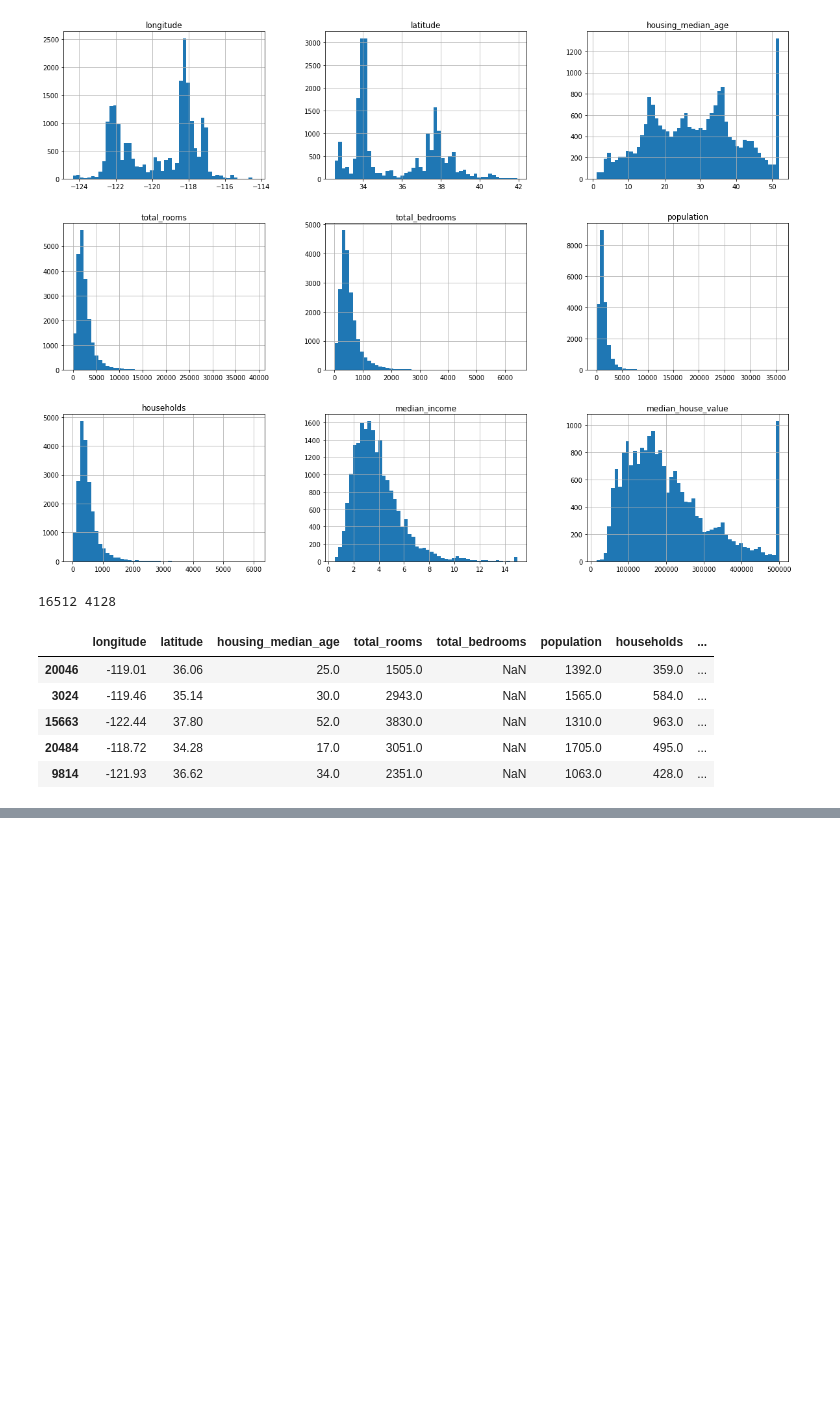
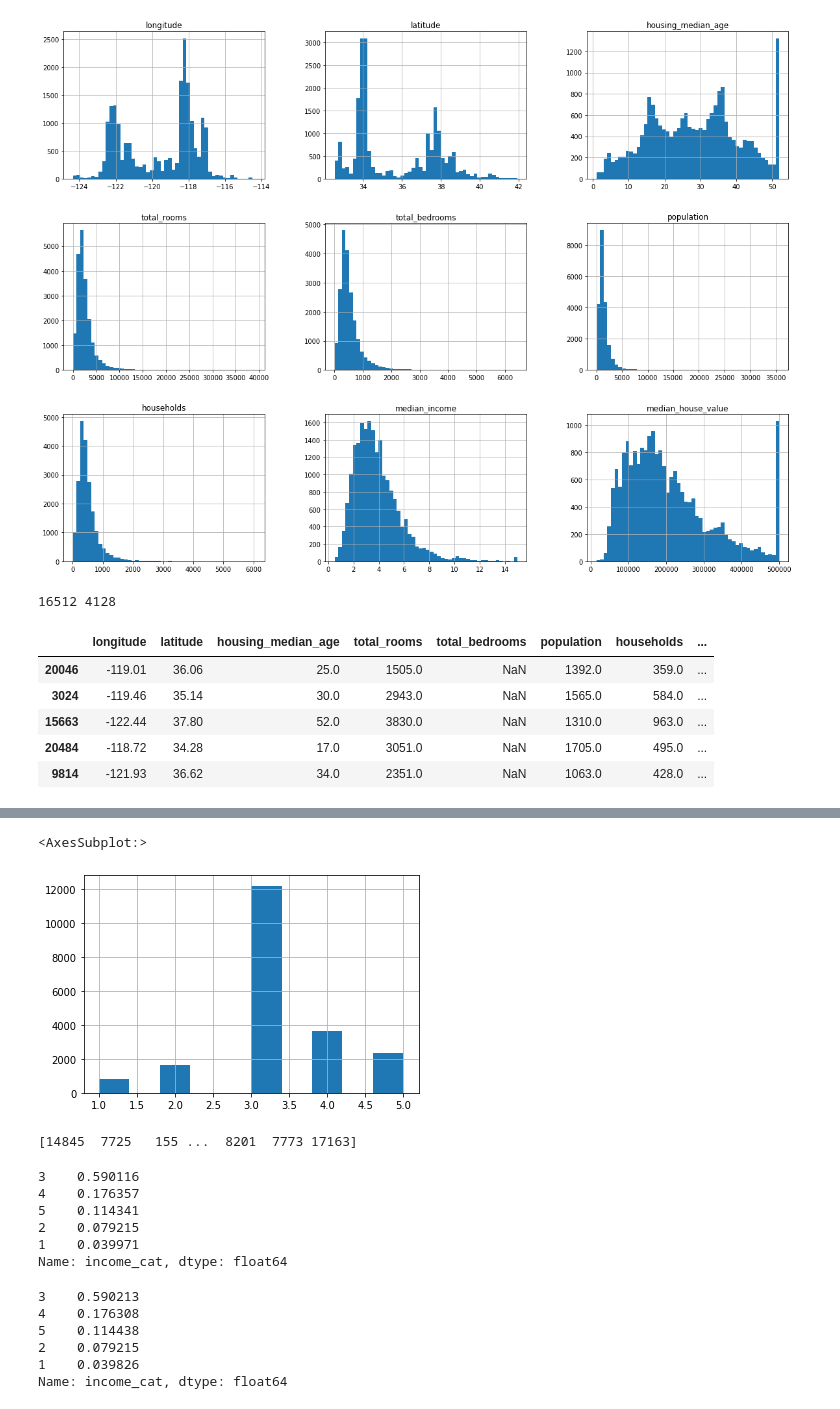
Before and after one commit to haebzzzang/dachungcam, a Jupyter notebook: 3week/chapter 02.ipynb, the cells around one changed output, grey strips where cells are left out. Cells and saved outputs as stored; diff of their text form; code cells hidden in the pictures; blank space fills up the shorter version.

```diff
--- a/3week/chapter 02.ipynb
+++ b/3week/chapter 02.ipynb
@@ -94,0 +119,38 @@ test_set.head()
+# %%
+housing["income_cat"].hist()
+# %% [output]
+<AxesSubplot:>
+[figure, added]
+# %%
+## StratifiedShuffleSplit은 index만 반환. 데이터셋 따로 생성해주어야 함
+from sklearn.model_selection import StratifiedShuffleSplit
+
+split = StratifiedShuffleSplit(n_splits = 1, test_size = .2, random_state = 42)
+
+for train_index, test_index in split.split(housing, housing["income_cat"]) :
+    strat_train_set = housing.loc[train_index]
+    strat_test_set = housing.loc[test_index]
+    print(train_index)
+# %% [output]
+[14845  7725   155 ...  8201  7773 17163]
+# %%
+strat_test_set["income_cat"].value_counts() / len(strat_test_set)
+# %% [output]
+3    0.590116
+4    0.176357
+5    0.114341
+2    0.079215
+1    0.039971
+Name: income_cat, dtype: float64
+# %%
+train_set, test_set = train_test_split(housing, test_size = .2, random_state = 42)
+
+test_set["income_cat"].value_counts() / len(test_set)
+housing["income_cat"].value_counts() / len(housing)
+# %% [output]
+3    0.590213
+4    0.176308
+5    0.114438
+2    0.079215
+1    0.039826
+Name: income_cat, dtype: float64
```
Also changed, not shown: parts of 3 cells of this notebook.
